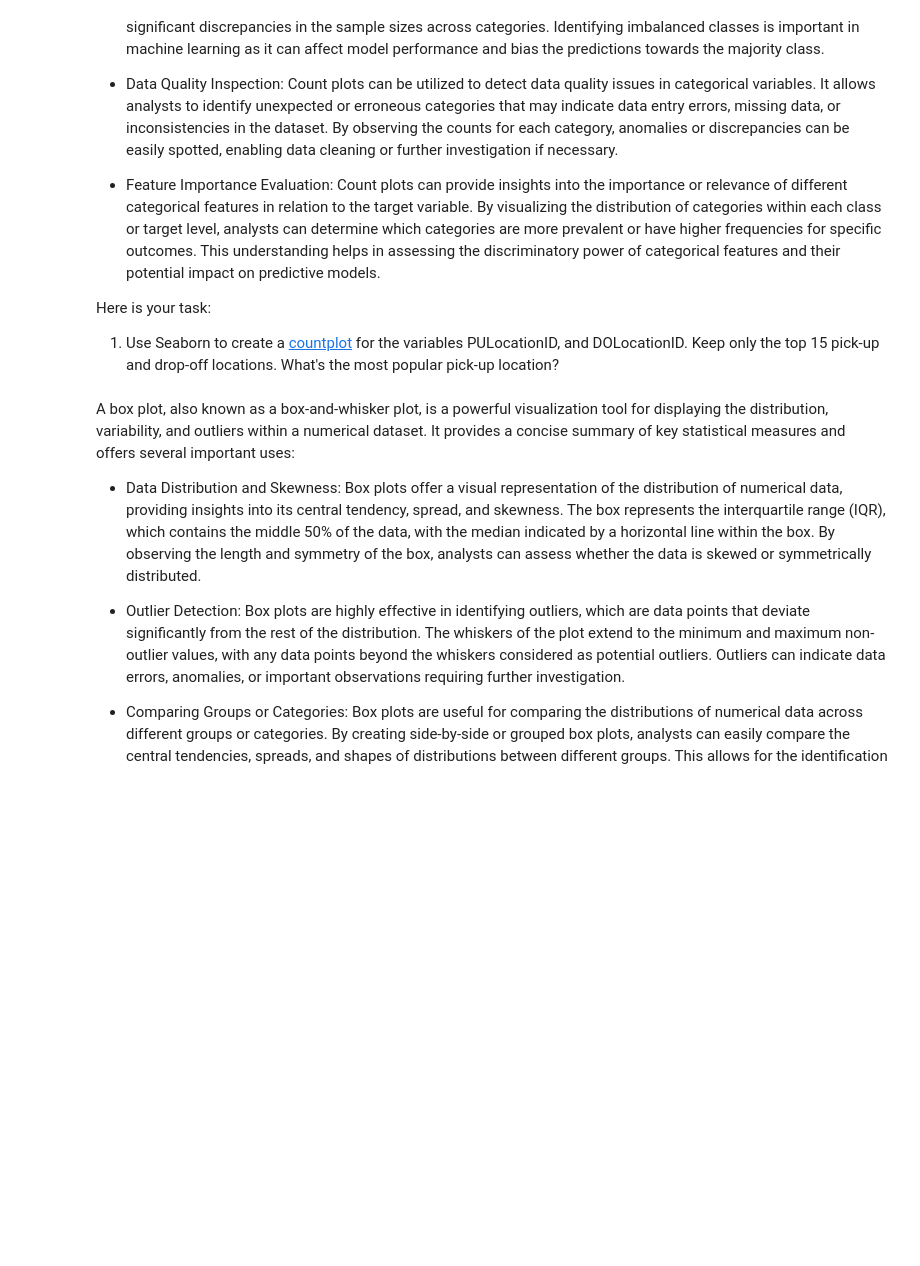
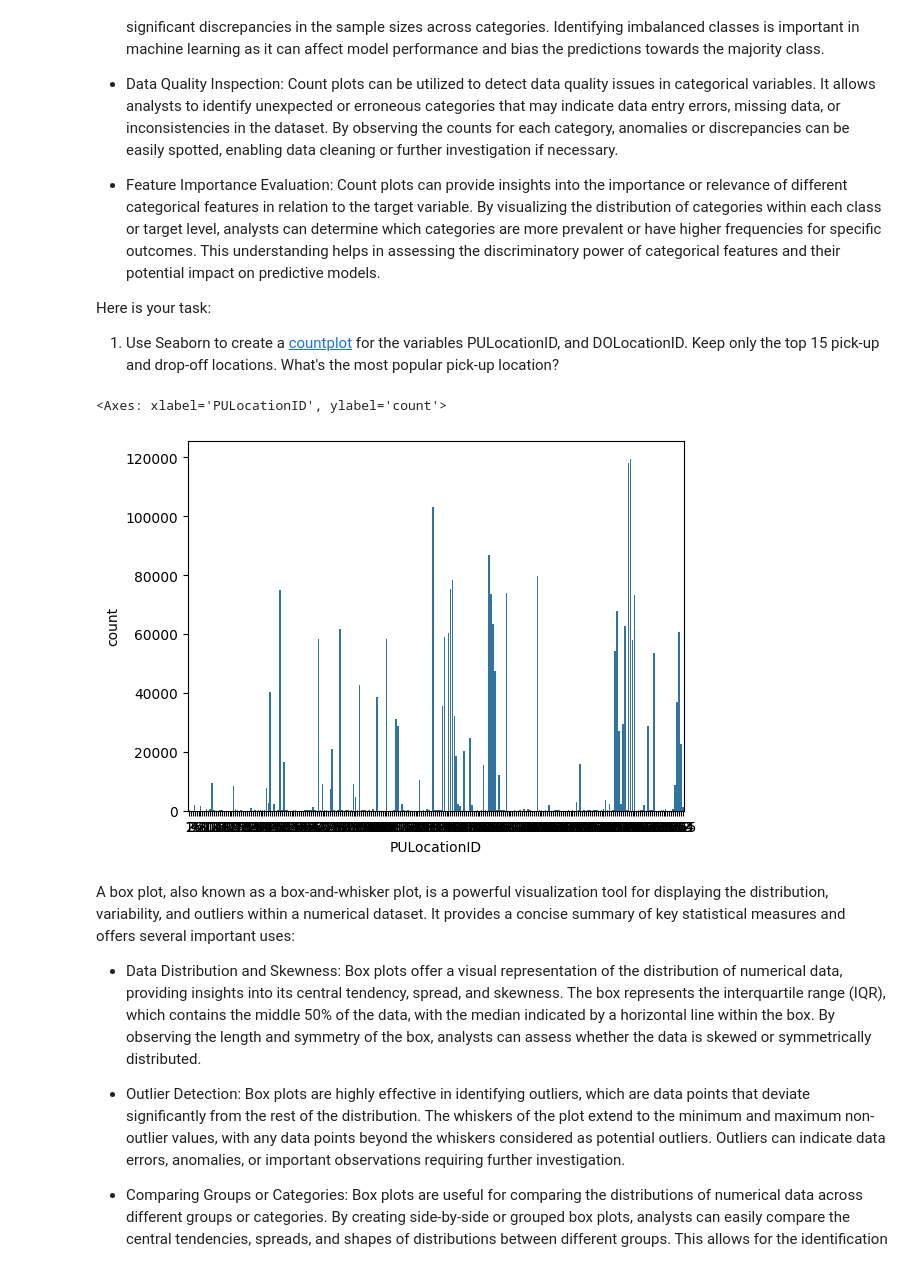
Before and after one commit to Shinobi357/Spoon-Knife, a Jupyter notebook: Student_MLE_MiniProject_EDA.ipynb, the cells around one changed output. Drawn from its saved outputs; the diff is of its cells as text; code cells hidden in the pictures; blank space fills up the shorter version.

```diff
--- a/Student_MLE_MiniProject_EDA.ipynb
+++ b/Student_MLE_MiniProject_EDA.ipynb
@@ -182,6 +184,10 @@ Here is your task:
   1. Use Seaborn to create a [countplot](https://seaborn.pydata.org/generated/seaborn.countplot.html) for the variables PULocationID, and DOLocationID. Keep only the top 15 pick-up and drop-off locations. What's the most popular pick-up location?
 # %%
 # Create a Seaborn countplot for PULocationID and DOLocationID. Only plot the top 15 categories by value counts.
+sns.countplot(data=df, x='PULocationID')
+# %% [output]
+<Axes: xlabel='PULocationID', ylabel='count'>
+[figure, added]
 # %% [markdown]
 A box plot, also known as a box-and-whisker plot, is a powerful visualization tool for displaying the distribution, variability, and outliers within a numerical dataset. It provides a concise summary of key statistical measures and offers several important uses:
 
```
Also changed, not shown: parts of 7 cells of this notebook.
